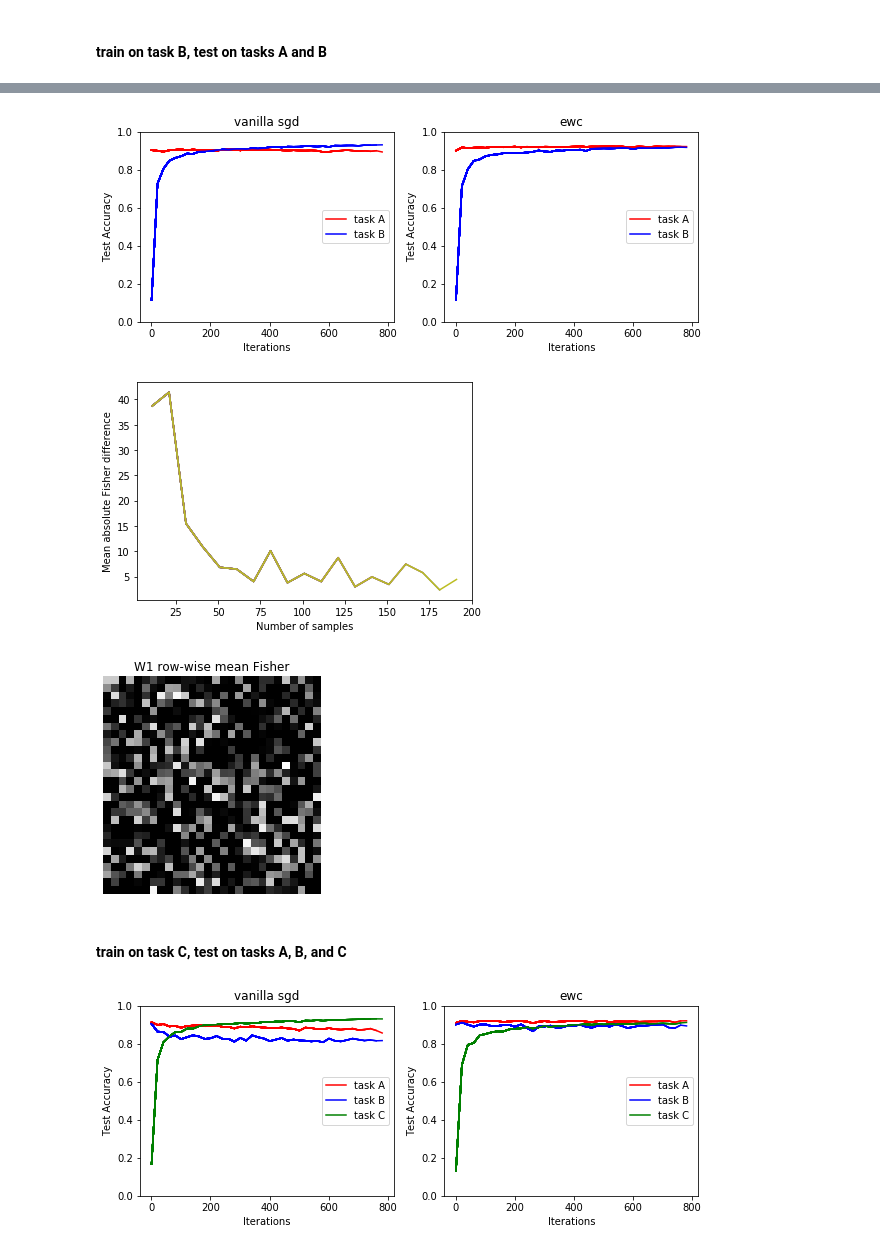
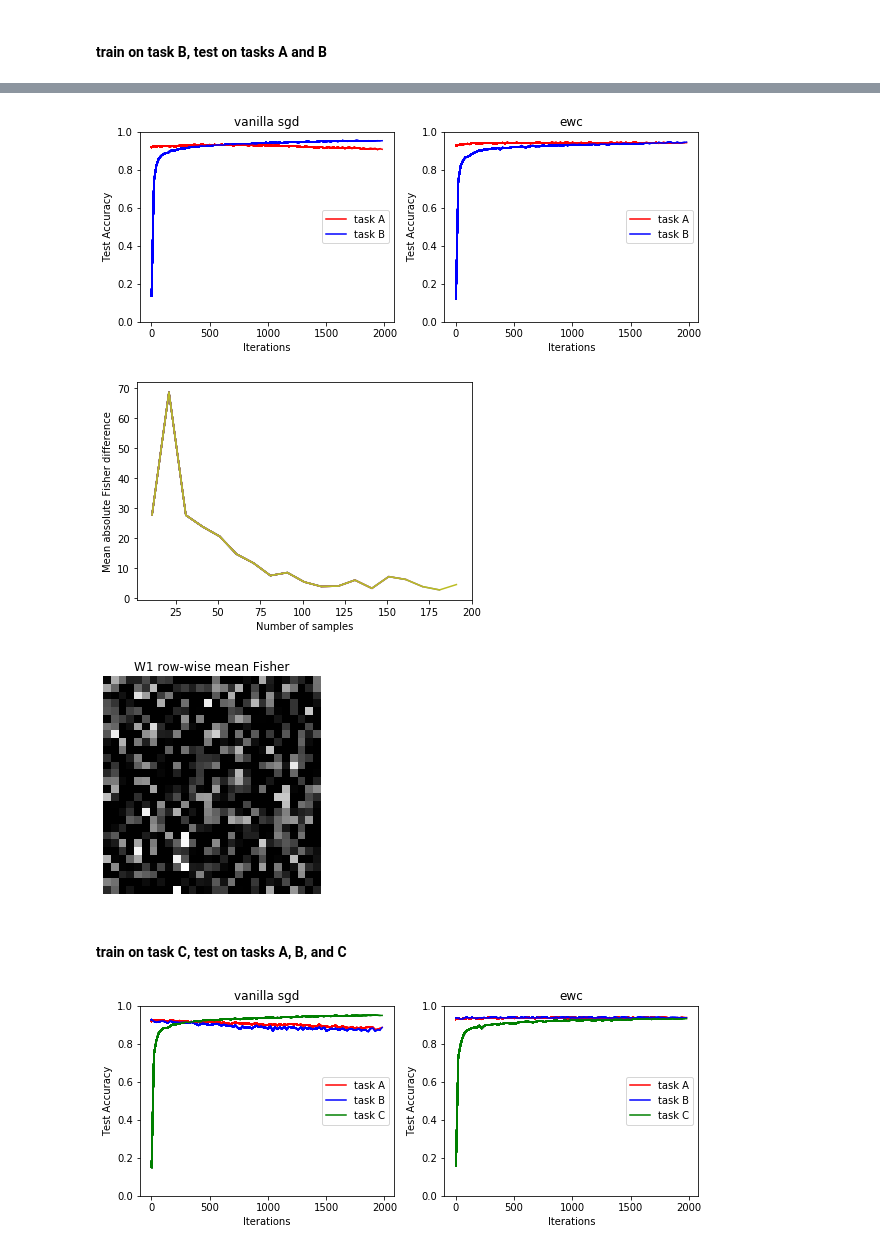
Before and after one commit to ArchontPnz/overcoming-catastrophic, a Jupyter notebook: experiment.ipynb, the cells around one changed output, grey strips where cells are left out. Cells and saved outputs as stored; diff of their text form; code cells hidden in the pictures.

Commit message:
Added 4th task; increased the number of iterations from 800 to 2000

```diff
--- a/experiment.ipynb
+++ b/experiment.ipynb
@@ -64,7 +64,7 @@ def train_task(model, num_iter, disp_freq, trainset, testsets, x, y_, lams=[0]):
             if iter % disp_freq == 0:
                 plt.subplot(1, len(lams), l+1)
                 plots = []
-                colors = ['r', 'b', 'g']
+                colors = ['r', 'b', 'g', 'y']
                 for task in range(len(testsets)):
                     feed_dict={x: testsets[task].test.images, y_: testsets[task].test.labels}
                     test_accs[task][iter//disp_freq] = model.accuracy.eval(feed_dict=feed_dict)
@@ -95,5 +95,5 @@ sess.run(tf.global_variables_initializer())
 #### train on task A, test on task A
 # %%
 # training 1st task
-train_task(model, 800, 20, mnist, [mnist], x, y_, lams=[0])
+train_task(model, 2000, 20, mnist, [mnist], x, y_, lams=[0])
 # %% [output]
@@ -128,20 +128,20 @@ plt.title("new task image");
 model.star()
 # %%
 # training 2nd task
-train_task(model, 800, 20, mnist2, [mnist, mnist2], x, y_, lams=[0, 15])
+train_task(model, 2000, 20, mnist2, [mnist, mnist2], x, y_, lams=[0, 15])
 # %% [output]
-[figure, old version]
+[figure, new version]
 # %%
 # Fisher information for 2nd task
 model.compute_fisher(mnist2.validation.images, sess, num_samples=200, plot_diffs=True)
 # %% [output]
-[figure, old version]
+[figure, new version]
 # %%
 F_row_mean = np.mean(model.F_accum[0], 1)
 mnist_imshow(F_row_mean)
 plt.title("W1 row-wise mean Fisher");
 # %% [output]
-[figure, old version]
+[figure, new version]
 # %% [markdown]
 #### train on task C, test on tasks A, B, and C
 # %%
@@ -152,6 +152,6 @@ mnist3 = permute_mnist(mnist)
 model.star()
 # %%
 # training 3rd task
-train_task(model, 800, 20, mnist3, [mnist, mnist2, mnist3], x, y_, lams=[0, 15])
+train_task(model, 2000, 20, mnist3, [mnist, mnist2, mnist3], x, y_, lams=[0, 15])
 # %% [output]
-[figure, old version]
+[figure, new version]
```
Also changed, not shown: parts of 10 cells of this notebook.
